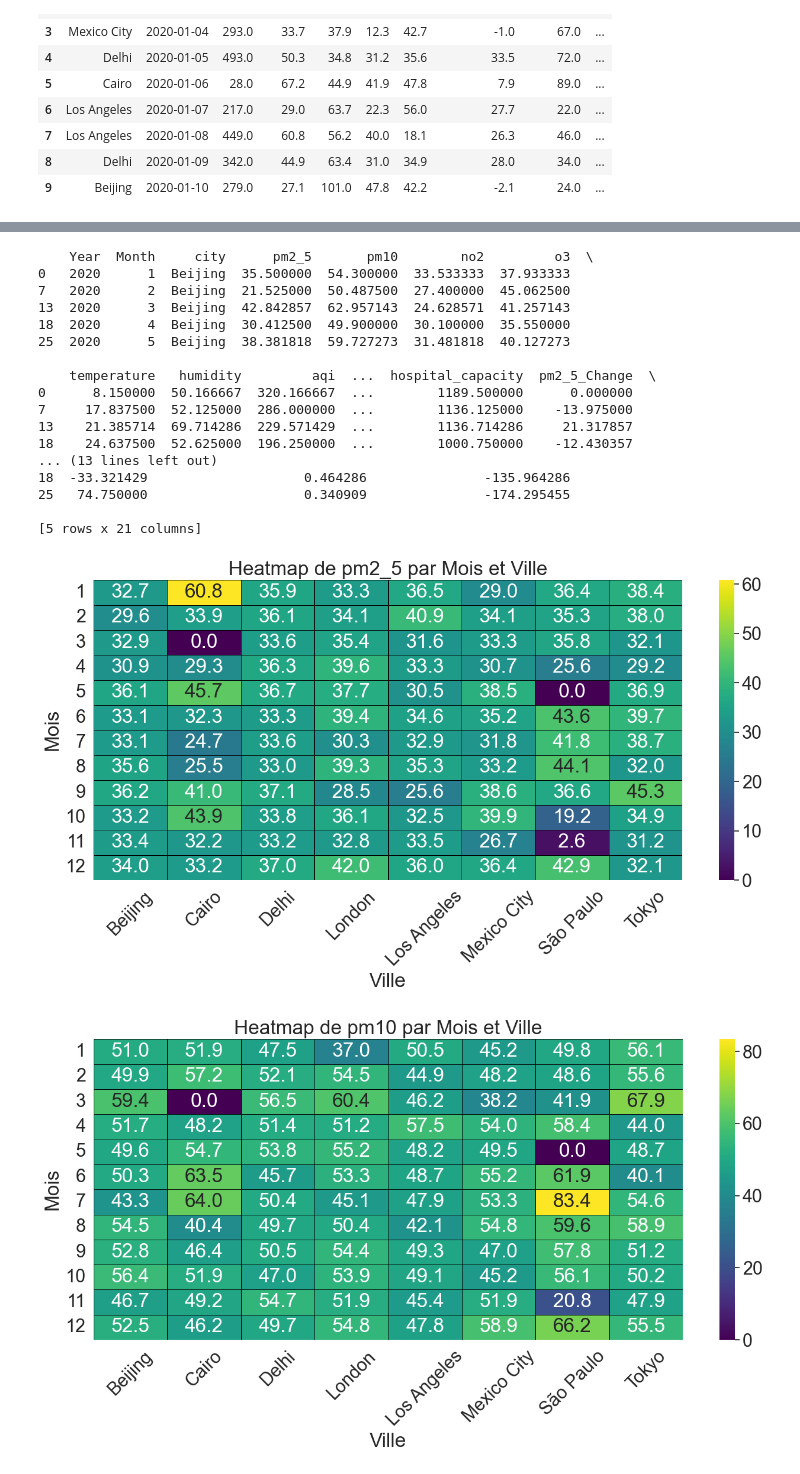
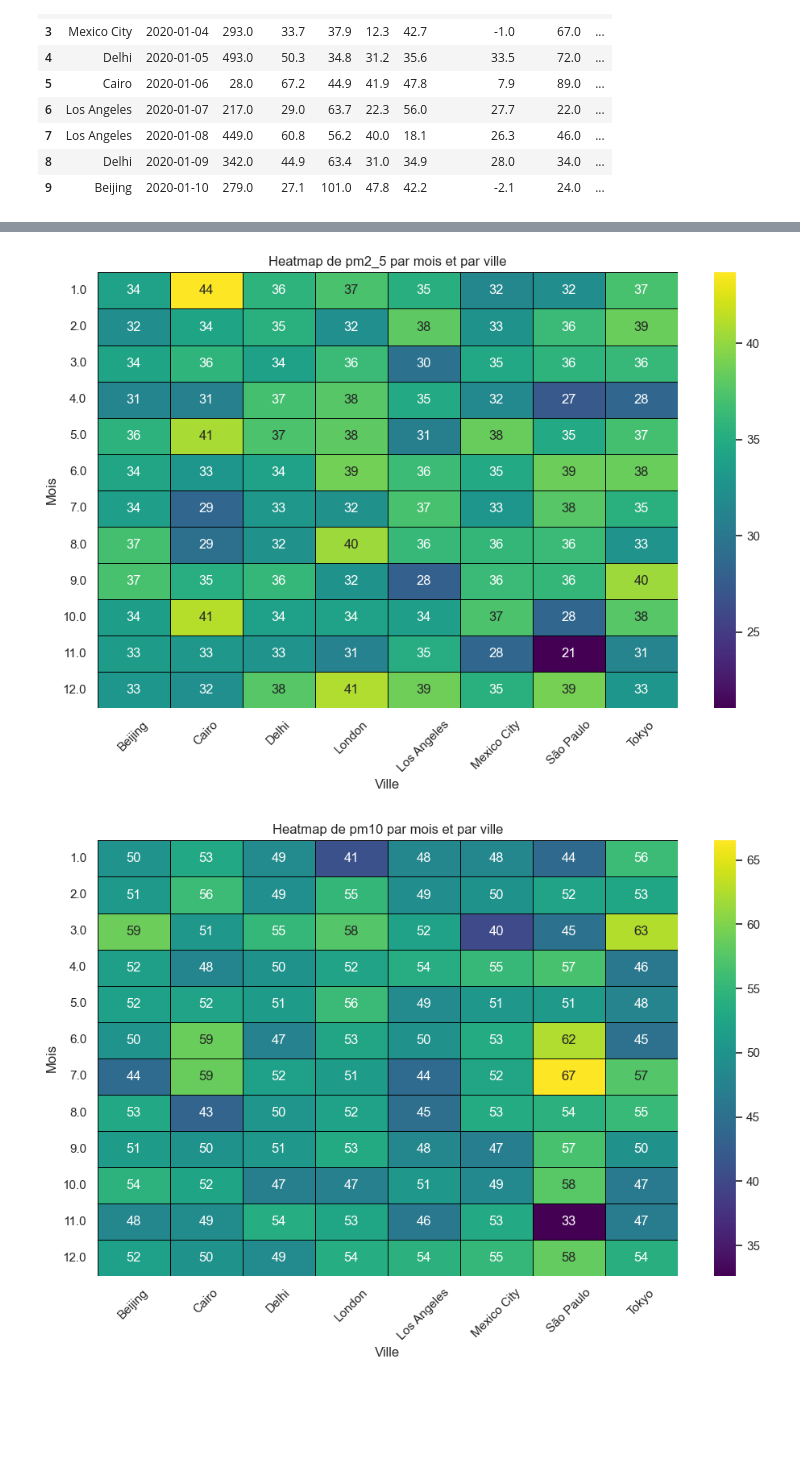
Before and after one commit to ari1008/air_quality, a Jupyter notebook: training.ipynb, the cells around one changed output, grey strips where cells are left out. Cells and saved outputs as stored; diff of their text form; code cells hidden in the pictures; blank space fills up the shorter version.

```diff
--- a/training.ipynb
+++ b/training.ipynb
@@ -67,3 +99 @@ df.sort_values(by='date',ascending=True).tail()
-# %%
-df=df.sort_values(by='date',ascending=True).reset_index().drop('index',axis=1)
 # %%
@@ -81,21 +112,22 @@ df.drop('date',axis=1).describe()
 # %%
-plt.figure(figsize=(20, 20))
+plt.figure(figsize=(10, 10))
 
-plt.title("Table de corrélation des 10 premières variables", fontsize=30)
+plt.title("Table de corrélation", fontsize=10)
 
-df_corr = df[['aqi', 'pm2_5', 'pm10', 'no2', 'o3', 'temperature', 'humidity', 'hospital_capacity']]
+# Sélection des colonnes à inclure dans la corrélation
+df_corr = df[['aqi', 'pm2_5', 'pm10', 'no2', 'o3', 'temperature', 'humidity', 'hospital_capacity', 'date', 'hospital_admissions']]
 
 table_corr = df_corr.corr()
 
-sns.set_theme(style="darkgrid", font_scale=2)
-plt.xlabel("",fontsize=10)
-plt.ylabel("",fontsize=10)
+sns.set_theme(style="darkgrid", font_scale=1)
+plt.xlabel("",fontsize=2)
+plt.ylabel("",fontsize=2)
 
 sns.heatmap(table_corr,
             cmap='coolwarm',
             center=0,
-            linewidths=0.3,
+            linewidths=0.1,
             annot=True,
-            fmt=".5f"
+            fmt=".4f"
 )
 # %% [output]
@@ -224,14 +224,11 @@ import pandas as pd
 import matplotlib.pyplot as plt
 import seaborn as sns
 
-# 1. Convertir les dates
-df['date'] = pd.to_datetime(df['date'])
-
-# 2. Extraire année et mois
+# Extraction des années et mois
 df['Month'] = df['date'].dt.month
 df['Year'] = df['date'].dt.year
 
-# 3. Agréger par mois et ville
+# Agrégation par mois et ville
 monthly_city_summary = df.groupby(['Year', 'Month', 'city']).agg({
     'pm2_5': 'mean',
     'pm10': 'mean',
@@ -244,72 +241,43 @@ monthly_city_summary = df.groupby(['Year', 'Month', 'city']).agg({
     'hospital_capacity': 'mean'
 }).reset_index()
 
-# 4. Trier
+# Tri
 monthly_city_summary.sort_values(by=['city', 'Year', 'Month'], inplace=True)
 
-# 5. Calculer les variations mois par mois
+# Calculer des variations pour chaque moi
 change_columns = ['pm2_5', 'pm10', 'no2', 'o3', 'temperature', 'humidity', 'aqi', 'hospital_admissions', 'hospital_capacity']
 for col in change_columns:
     monthly_city_summary[f'{col}_Change'] = monthly_city_summary.groupby('city')[col].diff()
-
-# 6. Remplacer les NaN des colonnes _Change par 0 (si logique pour l’analyse)
-change_cols = [col for col in monthly_city_summary.columns if col.endswith('_Change')]
-monthly_city_summary[change_cols] = monthly_city_summary[change_cols].fillna(0)
-
-# 7. Affichage de la table finale (facultatif)
-print(monthly_city_summary.head())
-
-
 
 
 columns_to_analyze = ['pm2_5', 'pm10', 'no2', 'o3', 'temperature', 'humidity']
 
 for column in columns_to_analyze:
-    plt.figure(figsize=(14, 8))
+    plt.figure(figsize=(10, 7))
 
-    # Créer le tableau croisé
     heatmap_data = monthly_city_summary.pivot_table(
         index='Month',
         columns='city',
         values=column,
         aggfunc='mean'
-    ).fillna(0)  # Remplit les valeurs manquantes par 0
+    )
 
     # Afficher la heatmap
     sns.heatmap(
         heatmap_data,
-        cmap='viridis',  # ou 'coolwarm' pour les _Change
+        cmap='viridis',
         linewidths=0.5,
         linecolor='black',
-        annot=True,       # ✅ active les valeurs dans les cases
-        fmt=".1f"         # Format des nombres (1 décimale ici)
+        annot=True,
     )
 
-
-    plt.title(f'Heatmap de {column} par Mois et Ville')
+    plt.title(f'Heatmap de {column} par mois et par ville')
     plt.xlabel('Ville')
     plt.ylabel('Mois')
     plt.xticks(rotation=45)
     plt.yticks(rotation=0)
     plt.tight_layout()
     plt.show()
 # %% [output]
-    Year  Month     city      pm2_5       pm10        no2         o3  \
-0   2020      1  Beijing  35.500000  54.300000  33.533333  37.933333
-7   2020      2  Beijing  21.525000  50.487500  27.400000  45.062500
-13  2020      3  Beijing  42.842857  62.957143  24.628571  41.257143
-18  2020      4  Beijing  30.412500  49.900000  30.100000  35.550000
-25  2020      5  Beijing  38.381818  59.727273  31.481818  40.127273
-
-    temperature   humidity         aqi  ...  hospital_capacity  pm2_5_Change  \
-0      8.150000  50.166667  320.166667  ...        1189.500000      0.000000
-7     17.837500  52.125000  286.000000  ...        1136.125000    -13.975000
-13    21.385714  69.714286  229.571429  ...        1136.714286     21.317857
-18    24.637500  52.625000  196.250000  ...        1000.750000    -12.430357
-... (13 lines left out)
-18  -33.321429                    0.464286               -135.964286
-25   74.750000                    0.340909               -174.295455
-
-[5 rows x 21 columns]
-[figure, old version]
+[figure, new version]
-[figure, old version]
+[figure, new version]
```
Also changed, not shown: parts of 14 cells of this notebook, 1 other file.
